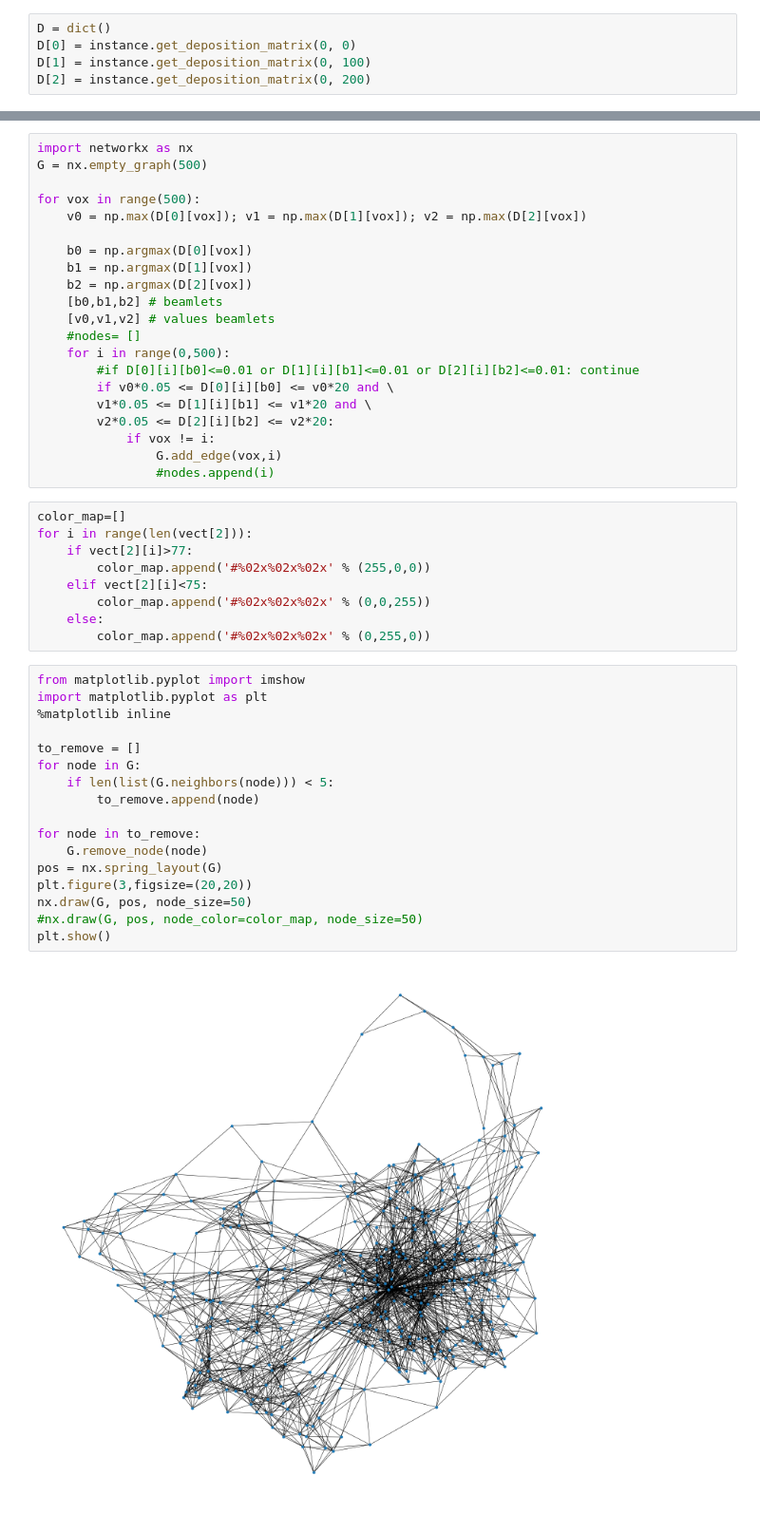
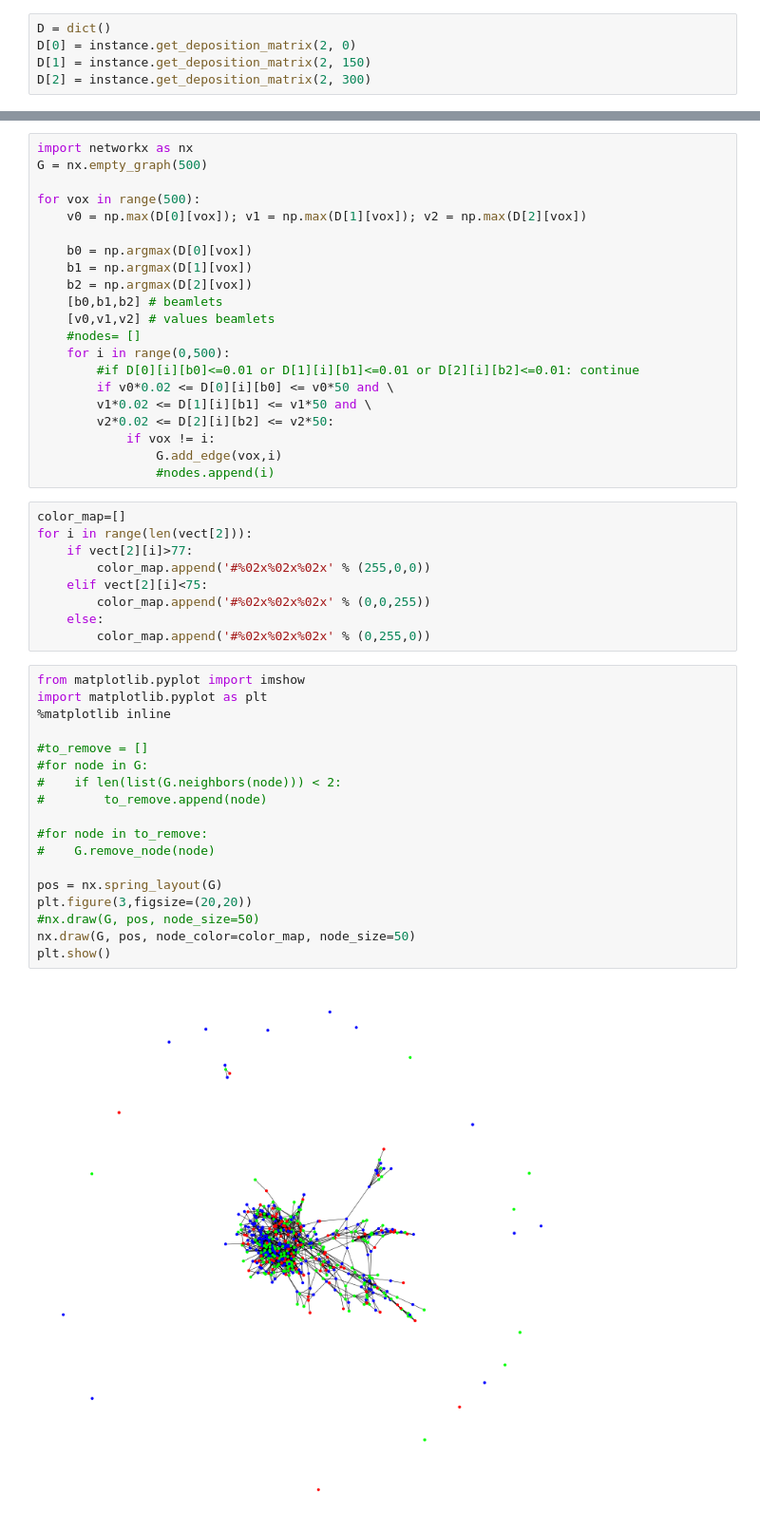
Before and after one commit to rilianx/Research, a Jupyter notebook: imrt_bao/organs_graph.ipynb, the cells around one changed output, grey strips where cells are left out. Shown at 95% size. Drawn from its saved outputs; the diff is of its cells as text.

```diff
--- a/imrt_bao/organs_graph.ipynb
+++ b/imrt_bao/organs_graph.ipynb
@@ -52,9 +52,9 @@ instance.iterated_local_search()
 (37.6712, 3622)
 # %%
 D = dict()
-D[0] = instance.get_deposition_matrix(0, 0)
-D[1] = instance.get_deposition_matrix(0, 100)
-D[2] = instance.get_deposition_matrix(0, 200)
+D[0] = instance.get_deposition_matrix(2, 0)
+D[1] = instance.get_deposition_matrix(2, 150)
+D[2] = instance.get_deposition_matrix(2, 300)
 # %%
 vect=instance.get_dose_vectors()
 # %%
@@ -72,9 +72,9 @@ for vox in range(500):
     #nodes= []
     for i in range(0,500):
         #if D[0][i][b0]<=0.01 or D[1][i][b1]<=0.01 or D[2][i][b2]<=0.01: continue
-        if v0*0.05 <= D[0][i][b0] <= v0*20 and \
-        v1*0.05 <= D[1][i][b1] <= v1*20 and \
-        v2*0.05 <= D[2][i][b2] <= v2*20:
+        if v0*0.02 <= D[0][i][b0] <= v0*50 and \
+        v1*0.02 <= D[1][i][b1] <= v1*50 and \
+        v2*0.02 <= D[2][i][b2] <= v2*50:
             if vox != i:
                 G.add_edge(vox,i)
                 #nodes.append(i)
@@ -90,19 +90,20 @@ for i in range(len(vect[2])):
 # %%
 from matplotlib.pyplot import imshow
 import matplotlib.pyplot as plt
 %matplotlib inline
 
-to_remove = []
-for node in G:
-    if len(list(G.neighbors(node))) < 5:
-        to_remove.append(node)
+#to_remove = []
+#for node in G:
+#    if len(list(G.neighbors(node))) < 2:
+#        to_remove.append(node)
 
-for node in to_remove:
-    G.remove_node(node)
+#for node in to_remove:
+#    G.remove_node(node)
+
 pos = nx.spring_layout(G)
 plt.figure(3,figsize=(20,20))
-nx.draw(G, pos, node_size=50)
-#nx.draw(G, pos, node_color=color_map, node_size=50)
+#nx.draw(G, pos, node_size=50)
+nx.draw(G, pos, node_color=color_map, node_size=50)
 plt.show()
 # %% [output]
-[figure, old version]
+[figure, new version]
```
Also changed, not shown: 3 other files.
